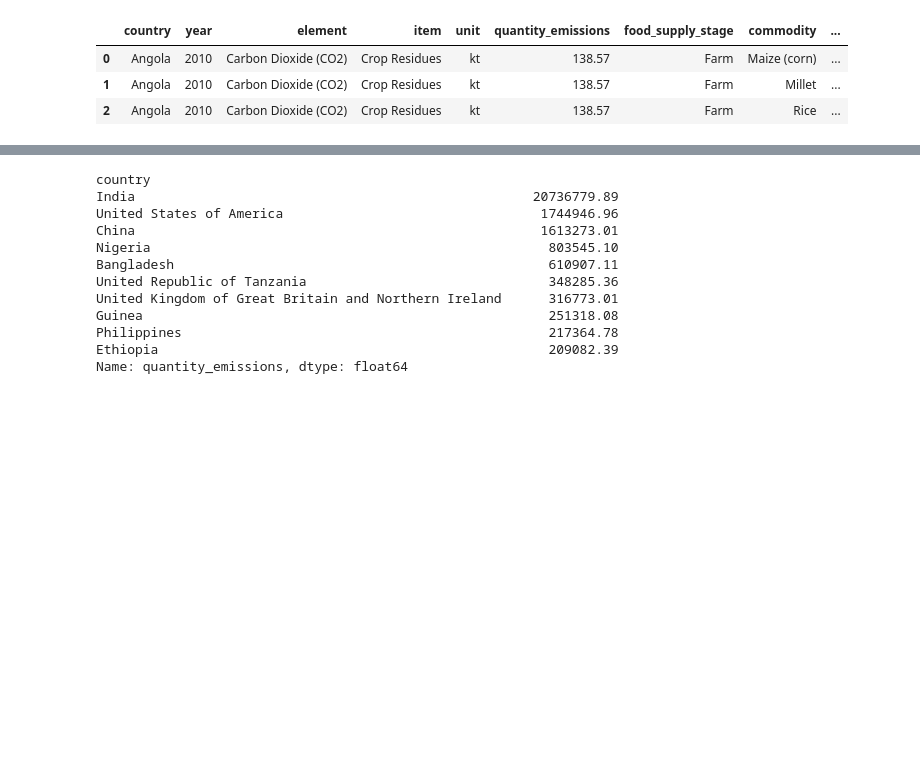
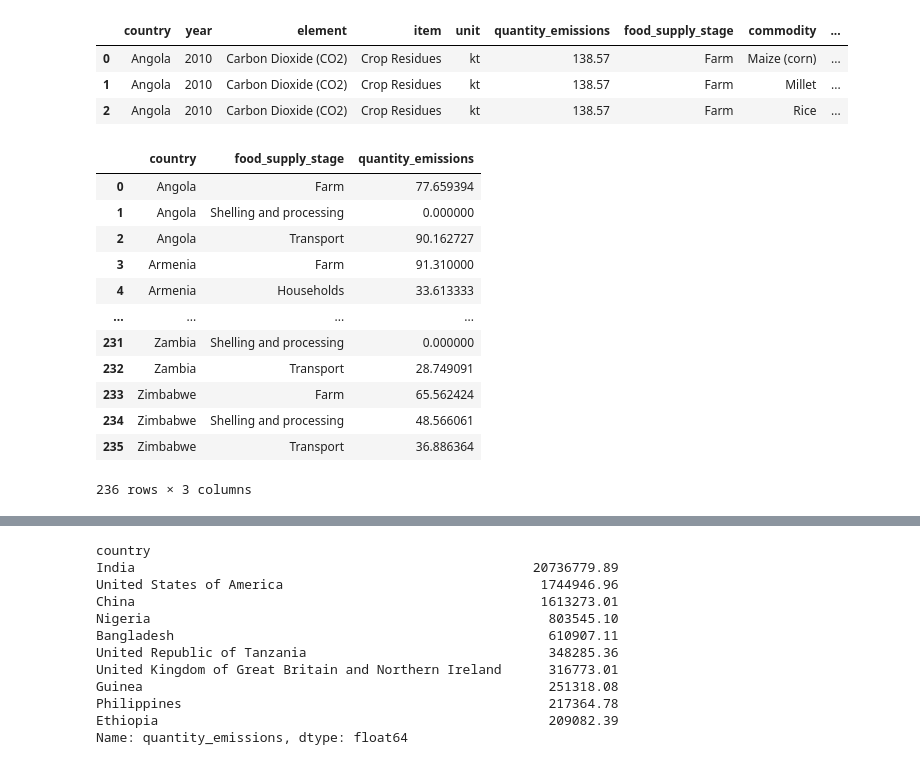
Before and after one commit to AlexRibeiro95/Project_FoodWaste, a Jupyter notebook: EDA/Main.ipynb, the cells around one changed output, grey strips where cells are left out. Cells and saved outputs as stored; diff of their text form; code cells hidden in the pictures; blank space fills up the shorter version.

```diff
--- a/EDA/Main.ipynb
+++ b/EDA/Main.ipynb
@@ -153,0 +157,16 @@ df_third.head(3)
+# %%
+average_emissions
+# %% [output]
+|  | country | food_supply_stage | quantity_emissions |
+| 0 | Angola | Farm | 77.659394 |
+| 1 | Angola | Shelling and processing | 0.000000 |
+| 2 | Angola | Transport | 90.162727 |
+| 3 | Armenia | Farm | 91.310000 |
+| 4 | Armenia | Households | 33.613333 |
+| ... | ... | ... | ... |
+| 231 | Zambia | Shelling and processing | 0.000000 |
+| 232 | Zambia | Transport | 28.749091 |
+| 233 | Zimbabwe | Farm | 65.562424 |
+| 234 | Zimbabwe | Shelling and processing | 48.566061 |
+| 235 | Zimbabwe | Transport | 36.886364 |
+236 rows × 3 columns
```
Also changed, not shown: parts of 8 cells of this notebook.
